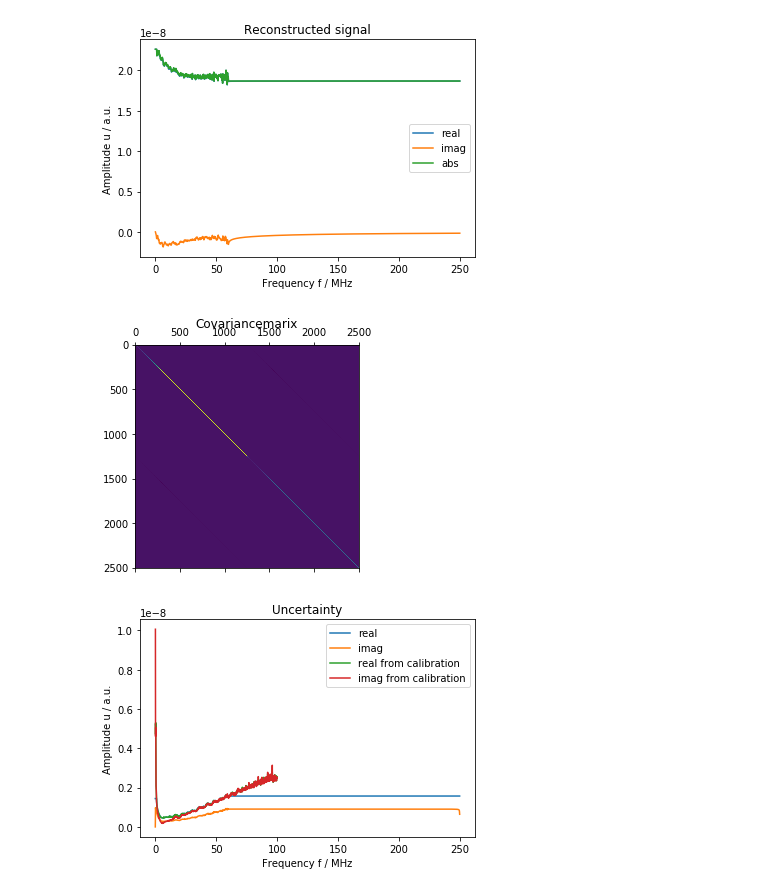
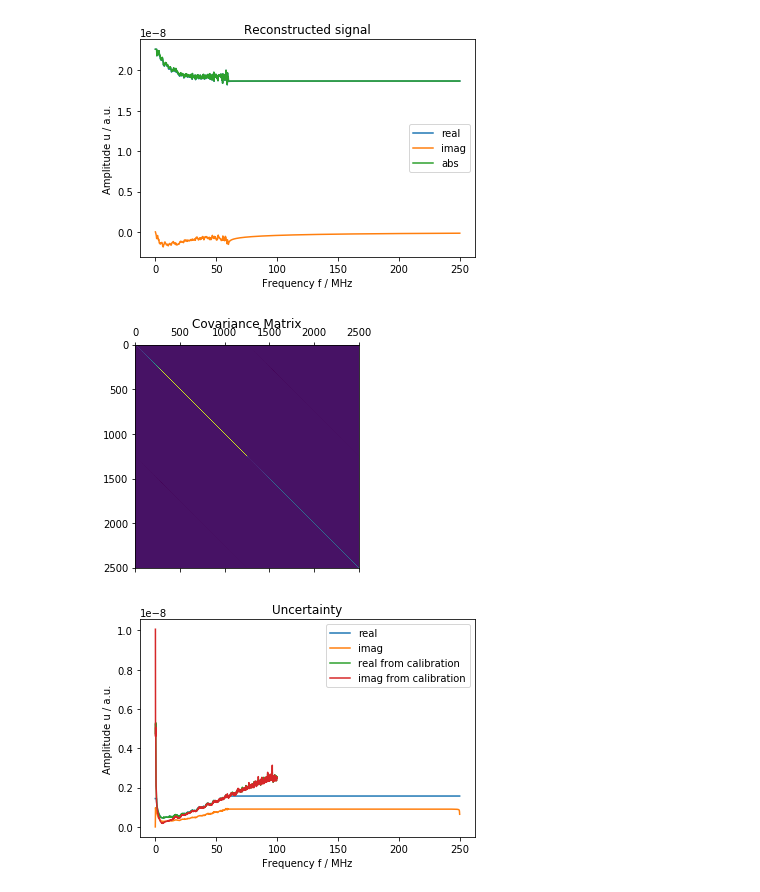
Before and after one commit to Ma-Weber/Tutorial-Deconvolution, a Jupyter notebook: TutorialFinal.ipynb, the cells around one changed output. Cells and saved outputs as stored; diff of their text form; code cells hidden in the pictures.

```diff
--- a/TutorialFinal.ipynb
+++ b/TutorialFinal.ipynb
@@ -900,8 +894,8 @@ if usebode:
 # %%
 if usebode:
     plt.matshow(ux);
-    plt.title("Covariancemarix");
+    plt.title("Covariance Matrix");
 # %% [output]
-[figure, old version]
+[figure, new version]
 # %%
 if usebode:
```
Also changed, not shown: parts of 72 cells of this notebook, 1 other file.
